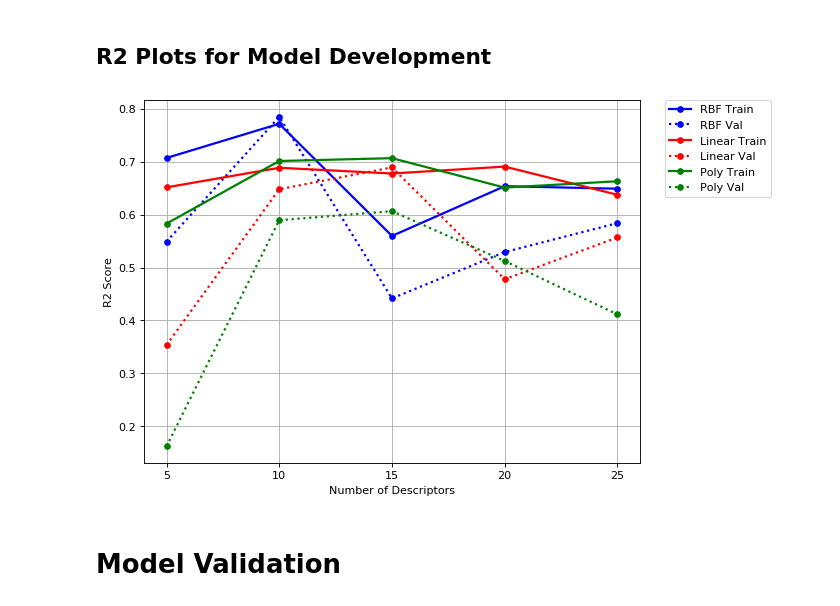
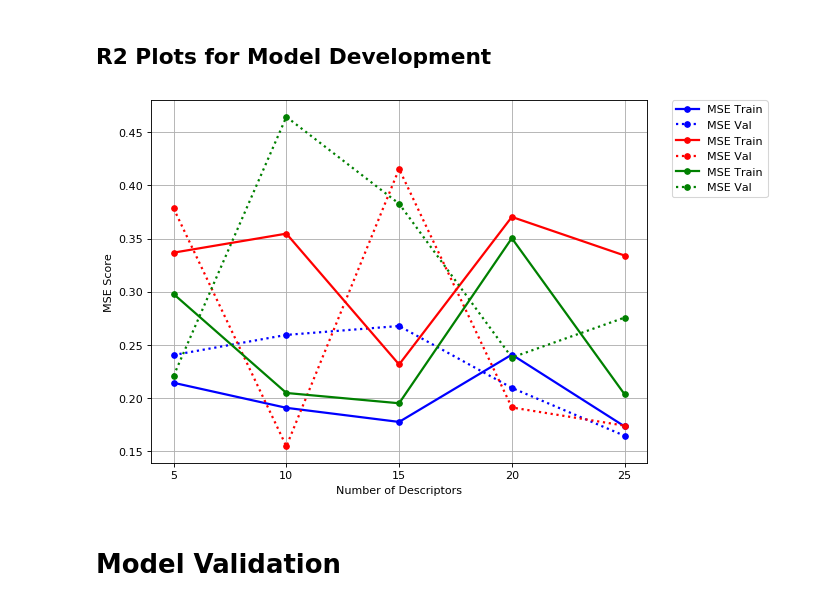
Before and after one commit to mfrizqi/FINAL_TA, a Jupyter notebook: all_united.ipynb, the cells around one changed output. Saved outputs shown, nothing was run; the diff lists cells and outputs as text; code cells hidden in the pictures.

Commit message:
use 05_neue

```diff
--- a/all_united.ipynb
+++ b/all_united.ipynb
@@ -288,7 +313,7 @@ bd_list.extend([bd_5,bd_10,bd_15,bd_20,bd_25])
 # %% [markdown]
 ## SVR : RBF
 # %%
-r2_rbf = pd.DataFrame(columns=['desc','C','Gamma','Epsilon','r2_train','r2_test','train_pred','test_pred'])
+r2_rbf = pd.DataFrame(columns=['desc','C','Gamma','Epsilon','r2_train','r2_test','mse_train','mse_test','train_pred','test_pred'])
 
 for i in tqdm(range(len(bd_list))):
 
@@ -307,8 +332,8 @@ for i in tqdm(range(len(bd_list))):
     # Search best params for SVR()
     gsc = GridSearchCV(
         estimator=SVR(kernel='rbf'),
-        param_grid=param_rbf,
-        cv=5, scoring='neg_mean_squared_error', verbose=0, n_jobs=-1)
+        param_grid=param,
+        cv=10, scoring='neg_mean_squared_error', verbose=0, n_jobs=-1)
 
     gsc.fit(scale_x_train, y_train)
     param_c = gsc.best_params_['C']
@@ -327,7 +352,11 @@ for i in tqdm(range(len(bd_list))):
     r2_train = r2_score(y_train,y_train_pred)
     r2_test = r2_score(y_test,y_test_pred)
 
-    r2_rbf = r2_rbf.append(pd.Series([len(bd_list[i]),param_c, param_gamma, param_epsilon, r2_train, r2_test, y_train_pred, y_test_pred], index=r2_rbf.columns ), ignore_index=True)
+    #Calculate MSE
+    mse_train = mean_squared_error(y_train,y_train_pred)
+    mse_test = mean_squared_error(y_test,y_test_pred)
+
+    r2_rbf = r2_rbf.append(pd.Series([len(bd_list[i]),param_c, param_gamma, param_epsilon, r2_train, r2_test, mse_train, mse_test, y_train_pred, y_test_pred], index=r2_rbf.columns ), ignore_index=True)
 # %%
 # joblib.dump(r2_rbf, './p/0006_n1/r2_rbf_neue.pkl')
 # r2_rbf = joblib.load('./p/0006_n1/r2_rbf_neue.pkl')
@@ -396,7 +471,7 @@ r2_linear
 # %% [markdown]
 ## SVR : Polynomial
 # %%
-r2_poly = pd.DataFrame(columns=['desc','C','degree','epsilon','r2_train','r2_test','train_pred','test_pred'])
+r2_poly = pd.DataFrame(columns=['desc','C','degree','epsilon','r2_train','r2_test', 'mse_train','mse_test','train_pred','test_pred'])
 
 for i in tqdm(range(len(bd_list))):
 
@@ -415,8 +490,8 @@ for i in tqdm(range(len(bd_list))):
     # Search best params for SVR()
     gsc = GridSearchCV(
         estimator=SVR(kernel='poly'),
-        param_grid=param_poly,
-        cv=5, scoring='neg_mean_squared_error', verbose=0, n_jobs=-1)
+        param_grid=param,
+        cv=10, scoring='neg_mean_squared_error', verbose=0, n_jobs=-1)
 
     gsc.fit(scale_x_train, y_train)
     param_c = gsc.best_params_['C']
@@ -435,9 +510,13 @@ for i in tqdm(range(len(bd_list))):
     r2_train = r2_score(y_train,y_train_pred)
     r2_test = r2_score(y_test,y_test_pred)
 
-    r2_poly = r2_poly.append(pd.Series([len(bd_list[i]),param_c, param_degree, param_epsilon, r2_train, r2_test, y_train_pred, y_test_pred], index=r2_poly.columns ), ignore_index=True)
+    #Calculate MSE
+    mse_train = mean_squared_error(y_train,y_train_pred)
+    mse_test = mean_squared_error(y_test,y_test_pred)
+
+    r2_poly = r2_poly.append(pd.Series([len(bd_list[i]),param_c, param_degree, param_epsilon, r2_train, r2_test, mse_train, mse_test,y_train_pred, y_test_pred], index=r2_poly.columns ), ignore_index=True)
 # %%
-joblib.dump(r2_poly, './p/0006_n1/r2_poly_neue.pkl')
-r2_poly = joblib.load('./p/0006_n1/r2_poly_neue.pkl')
+# joblib.dump(r2_poly, './p/0006_n1/r2_poly_neue.pkl')
+# r2_poly = joblib.load('./p/0006_n1/r2_poly_neue.pkl')
 r2_poly
 # %% [output]
@@ -452,28 +528,28 @@ r2_poly
 # %%
 ### plot
 # x = np.arange(5,26,5)
 x = [5,10,15,20,25]
 
 # Note that even in the OO-style, we use `.pyplot.figure` to create the figure.
 fig, ax = plt.subplots(figsize=(8, 6), dpi=80)  # Create a figure and an axes.
 
-ax.plot(x, r2_rbf.loc[:,'r2_train'], label='RBF Train',marker='.',markersize=10, lw=2, color='b')
-ax.plot(x, r2_rbf.loc[:,'r2_test'], label='RBF Val', marker='.', markersize=10, lw=2, ls='dotted', color='b')
-ax.plot(x, r2_linear.loc[:,'r2_train'], label='Linear Train', marker='.',markersize=10, lw=2,color='r')
-ax.plot(x, r2_linear.loc[:,'r2_test'], label='Linear Val', marker='.', markersize=10, lw=2, ls='dotted',color='r')
-ax.plot(x, r2_poly.loc[:,'r2_train'], label='Poly Train', marker='.', markersize=10, lw=2, color='g')
-ax.plot(x, r2_poly.loc[:,'r2_test'], label='Poly Val', marker='.', markersize=10, lw=2, ls='dotted', color='g')
+ax.plot(x, r2_rbf.loc[:,'mse_train'], label='MSE Train',marker='.',markersize=10, lw=2, color='b')
+ax.plot(x, r2_rbf.loc[:,'mse_test'], label='MSE Val', marker='.', markersize=10, lw=2, ls='dotted', color='b')
+ax.plot(x, r2_linear.loc[:,'mse_train'], label='MSE Train', marker='.',markersize=10, lw=2,color='r')
+ax.plot(x, r2_linear.loc[:,'mse_test'], label='MSE Val', marker='.', markersize=10, lw=2, ls='dotted',color='r')
+ax.plot(x, r2_poly.loc[:,'mse_train'], label='MSE Train', marker='.', markersize=10, lw=2, color='g')
+ax.plot(x, r2_poly.loc[:,'mse_test'], label='MSE Val', marker='.', markersize=10, lw=2, ls='dotted', color='g')
 
 ax.set_xlabel('Number of Descriptors')
-ax.set_ylabel('R2 Score')
+ax.set_ylabel('MSE Score')
 # ax.set_title("SVR r2 score")
 ax.set_xticks(x)
 plt.grid()
 plt.legend(bbox_to_anchor=(1.05, 1), loc='upper left', borderaxespad=0.)
 # plt.savefig('./p/0003/r2_models_numdesc.png', format='png', dpi=1000, bbox_inches="tight")
 plt.show()
 # %% [output]
-[figure, old version]
+[figure, new version]
 # %% [markdown]
 # Model Validation
 # %% [markdown]
```
Also changed, not shown: parts of 38 cells of this notebook, 33 other files.
